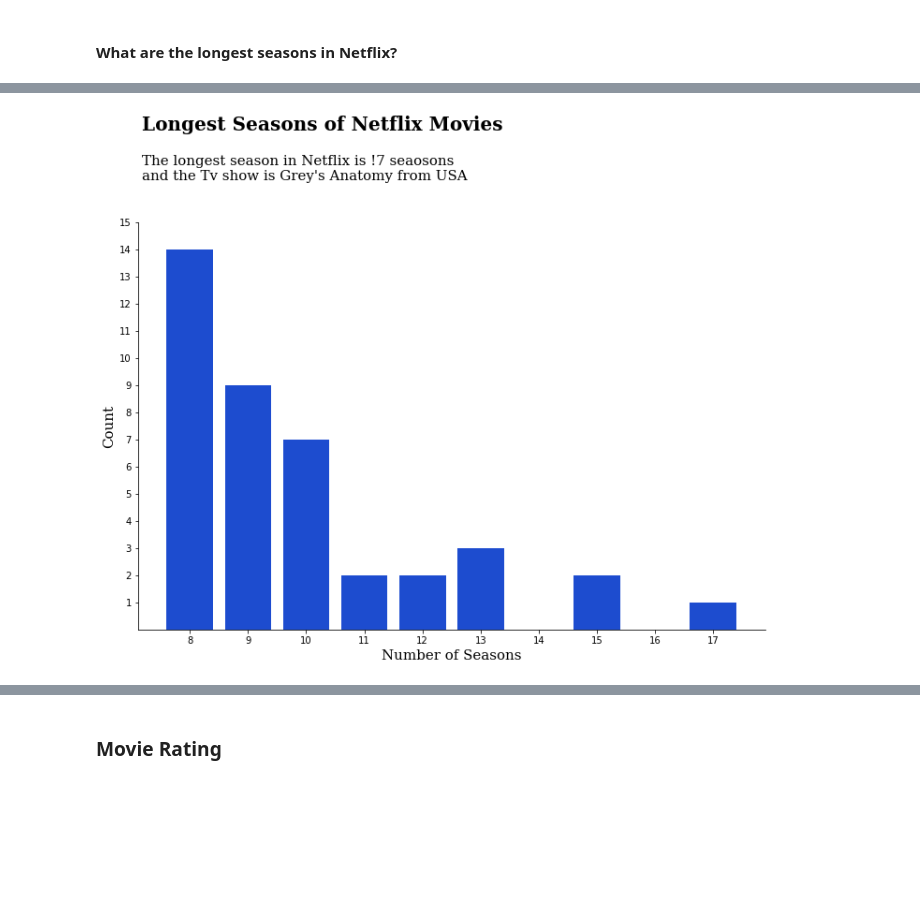
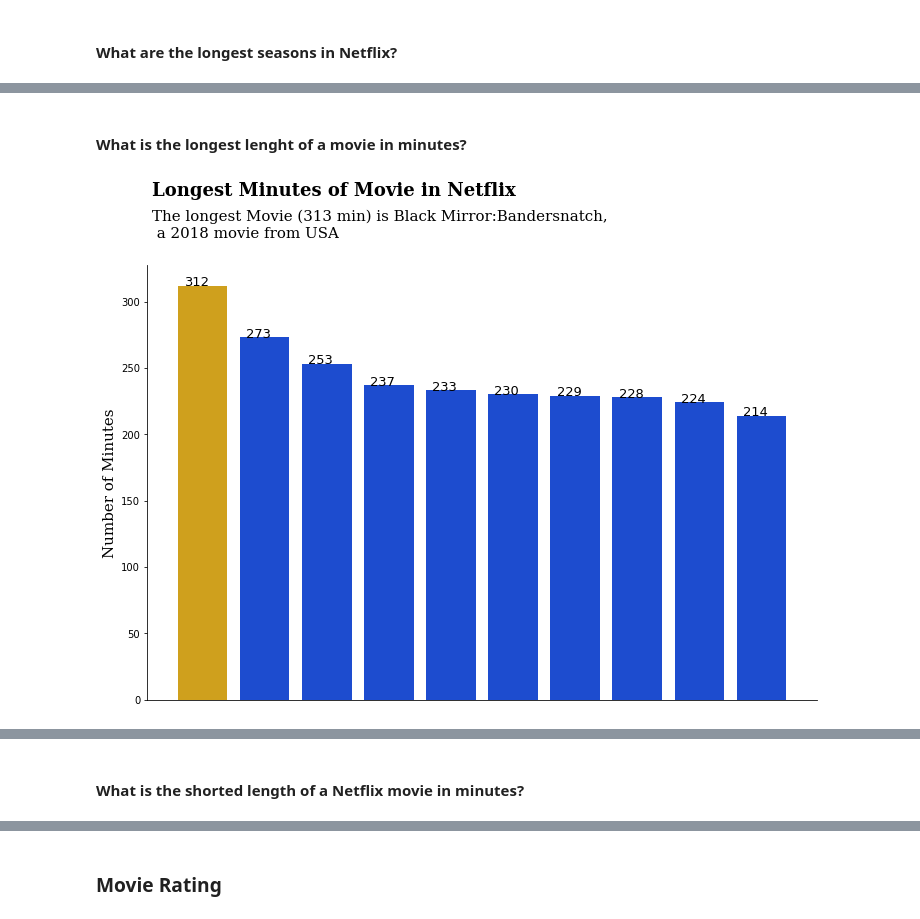
Before and after one commit to TheBlueZayn/Netflix-EDA, a Jupyter notebook: main.ipynb, the cells around one changed output, grey strips where cells are left out. Cells and saved outputs as stored; diff of their text form; code cells hidden in the pictures; blank space fills up the shorter version.

```diff
--- a/main.ipynb
+++ b/main.ipynb
@@ -717,31 +740,41 @@ df.loc[df["duration"] == "17 Seasons"]
 |  | type | title | director | cast | country | date_added | release_year | rating | duration | listed_in | ... |
 | show_id |  |  |  |  |  |  |  |  |  |  | ... |
 | s549 | TV Show | Grey's Anatomy | NaN | Ellen Pompeo, Sandra Oh, Katherin... | United States | 2021-07-03 | 2020 | TV-14 | 17 Seasons | Romantic TV Shows, TV Dramas | ... |
+# %% [markdown]
+#### What is the longest lenght of a movie in minutes?
 # %%
-data_s = df.loc[df["duration"].str.contains("Seasons")]["duration"].str.replace("Seasons", " ").astype("int").sort_values(ascending=False).head(40).value_counts()
+# Subset data
+data_min = df.loc[df["duration"].str.contains("min")]["duration"].str.replace("min", " ").astype("int").sort_values(ascending=False).head(10)
+fig, ax = plt.subplots(figsize=(12,8))
 
 
-fig, ax = plt.subplots(figsize=(12,8))
-#color_map = ["#c4837c" for i in range(10)]
-#color_map[0] = color_map[1] = color_map[2] =  "#831010" # color highlight
-ax.bar(data_s.index, data_s.values, color="#1d4ccf")
-ax.set_xticks(np.arange(8, 18, 1))
-ax.set_yticks(np.arange(1, 16, 1))
-ax.set_xlabel("Number of Seasons", fontfamily="serif", fontsize=15)
-ax.set_ylabel("Count", fontfamily="serif", fontsize=15)
+color_map = ["#1d4ccf" for i in range(10)]
+color_map[0] = "#CFA01D"        # color highlight
+ax.bar(range(10), data_min, color=color_map)
+plt.tick_params(
+    axis='x',          # changes apply to the x-axis
+    which='both',      # both major and minor ticks are affected
+    bottom=False,      # ticks along the bottom edge are off
+    top=False,         # ticks along the top edge are off
+    labelbottom=False)
+ax.set_ylabel("Number of Minutes", fontsize=15, fontfamily="serif")
+for i, v in enumerate(data_min):
+    plt.text(i-0.3, v, str(v), fontsize=13)
 for s in ['top', 'right']:
     ax.spines[s].set_visible(False)
-fig.text(0.13, 1.05, "Longest Seasons of Netflix Movies", fontsize=20, fontfamily="serif", fontweight="bold")
-fig.text(0.13, 0.93, """
-The longest season in Netflix is !7 seaosons
-and the Tv show is Grey's Anatomy from USA
-""", fontsize=15, fontfamily="serif");
+fig.text(0.13, 1, "Longest Minutes of Movie in Netflix", fontsize=18, fontfamily="serif", fontweight="bold")
+fig.text(0.13, 0.9, """
+The longest Movie (313 min) is Black Mirror:Bandersnatch,
+ a 2018 movie from USA
+ """, fontsize=15, fontfamily="serif");
 # %% [output]
-[figure, old version]
+[figure, new version]
 # %%
 df.loc[df["duration"] == "312 min"]
 # %% [output]
 |  | type | title | director | cast | country | date_added | release_year | rating | duration | listed_in | ... |
 | show_id |  |  |  |  |  |  |  |  |  |  | ... |
 | s4254 | Movie | Black Mirror: Bandersnatch | NaN | Fionn Whitehead, Will Poulter, Cr... | United States | 2018-12-28 | 2018 | TV-MA | 312 min | Dramas, International Movies, Sci... | ... |
+# %% [markdown]
+#### What is the shorted length of a Netflix movie in minutes?
 # %%
```
Also changed, not shown: parts of 8 cells of this notebook.
